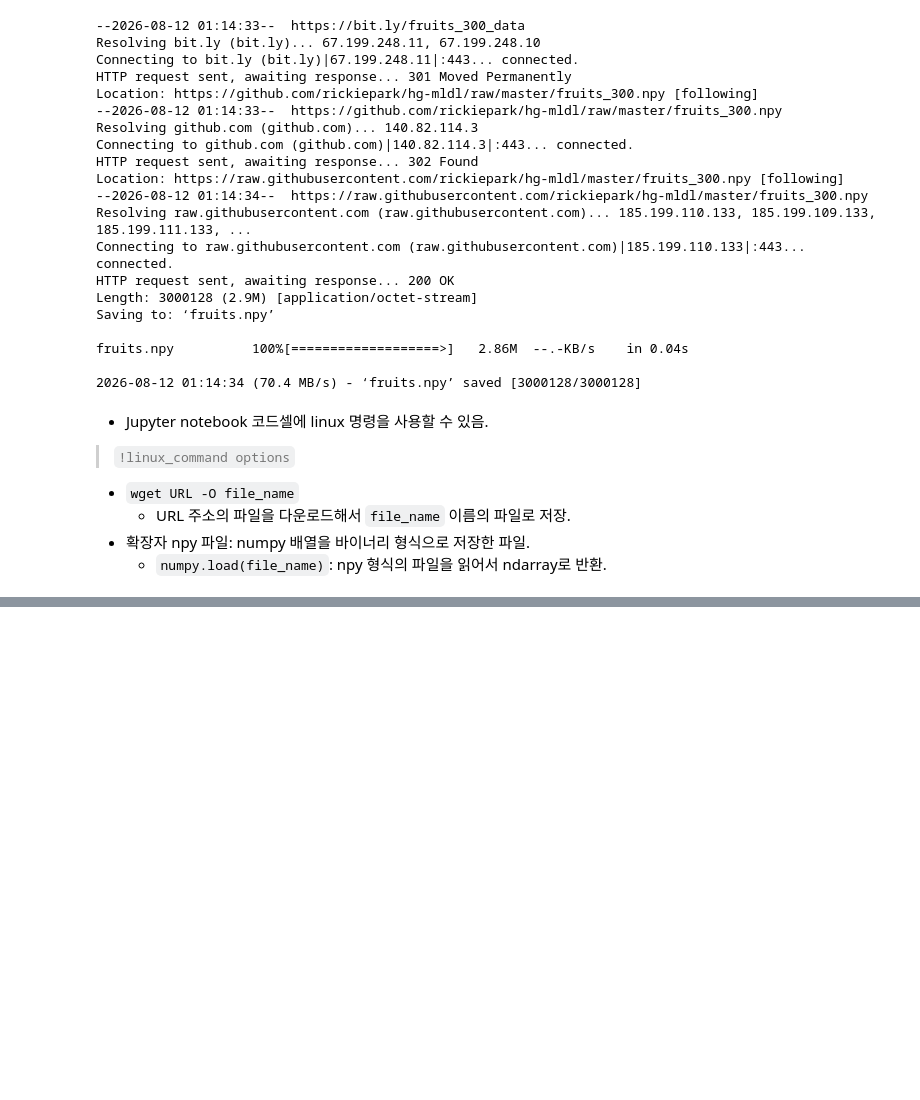
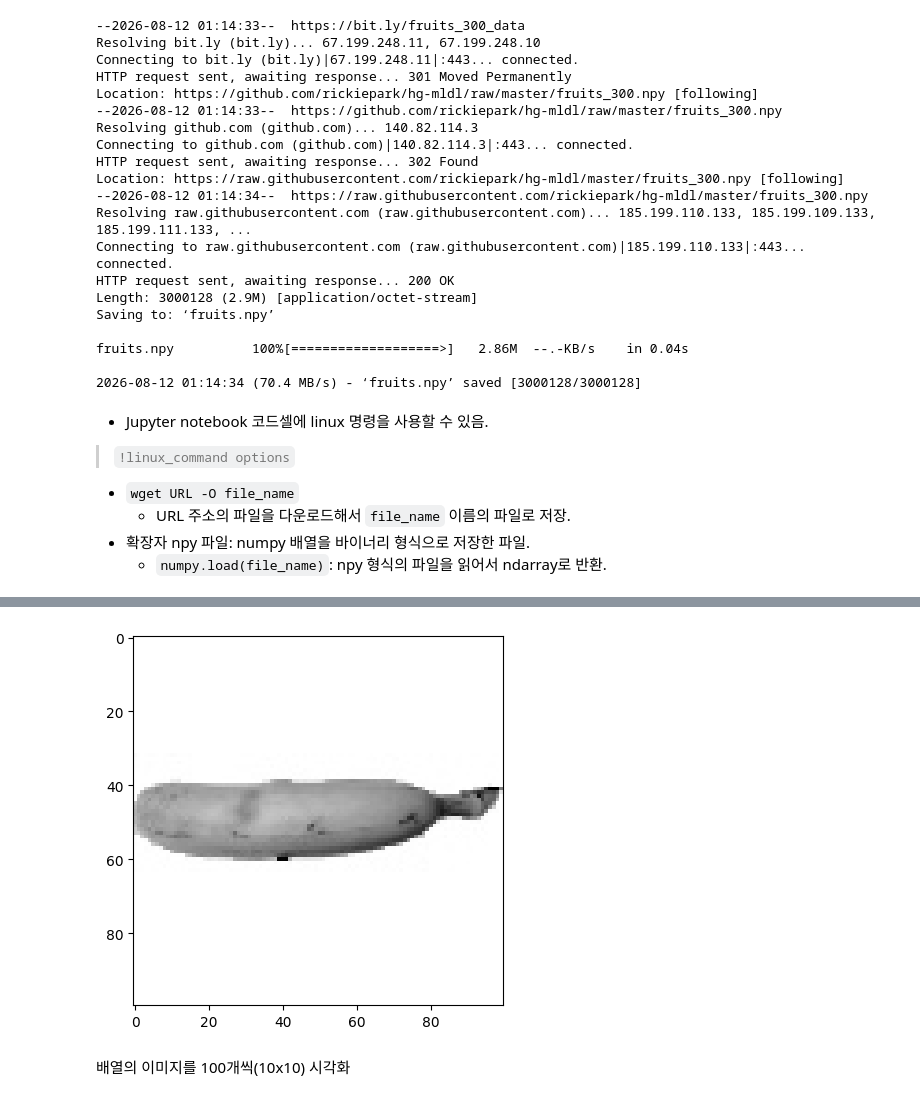
Before and after one commit to JakeOh/202605_BD57, a Jupyter notebook: lab_ml/ml14_clustering.ipynb, the cells around one changed output, grey strips where cells are left out. Drawn from its saved outputs; the diff is of its cells as text; code cells hidden in the pictures; blank space fills up the shorter version.

```diff
--- a/lab_ml/ml14_clustering.ipynb
+++ b/lab_ml/ml14_clustering.ipynb
@@ -52,0 +67,7 @@ fruits.shape
+# %%
+plt.imshow(fruits[200], cmap=plt.cm.binary)
+plt.show()
+# %% [output]
+[figure, added]
+# %% [markdown]
+배열의 이미지를 100개씩(10x10) 시각화
```
Also changed, not shown: parts of 9 cells of this notebook.
